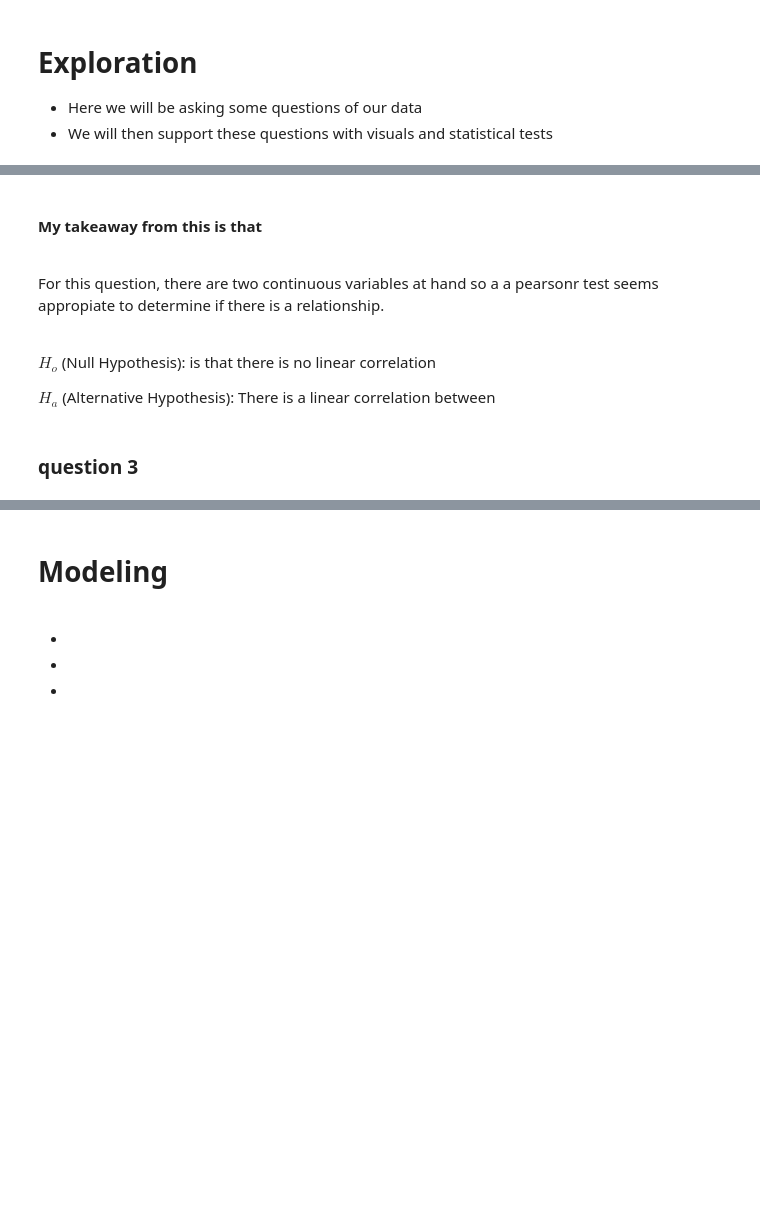
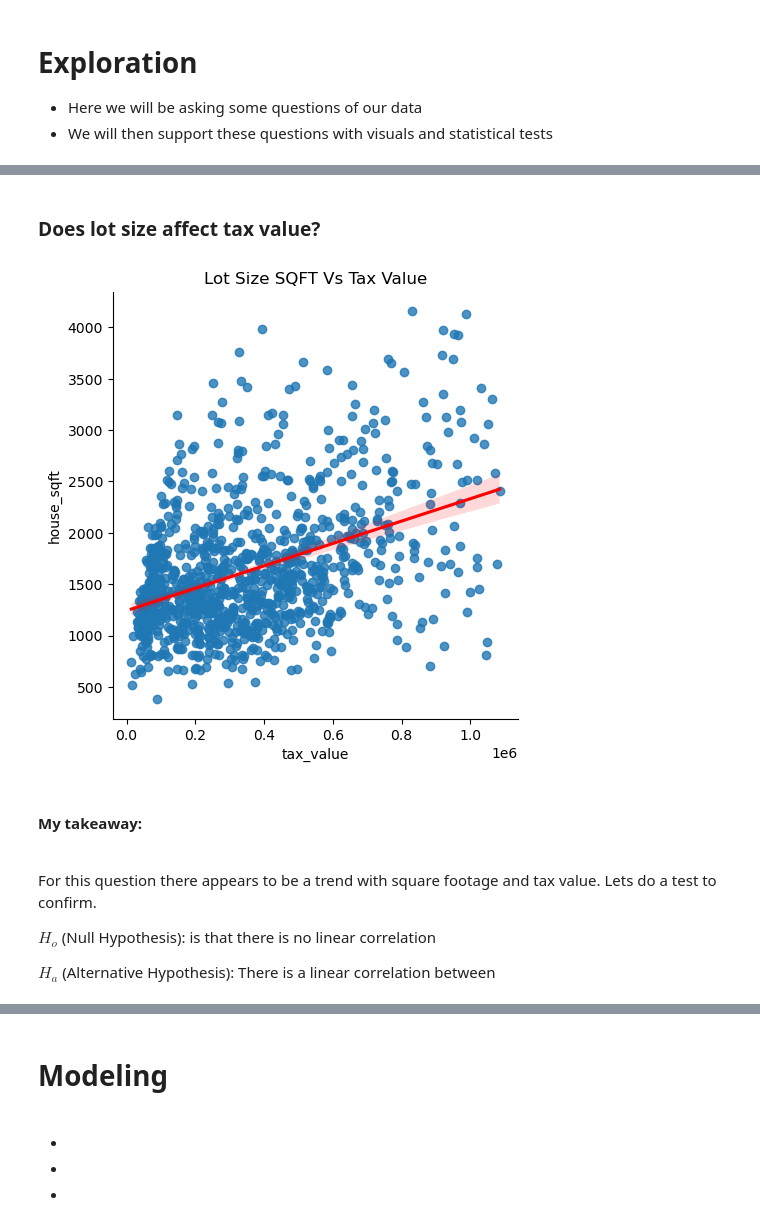
Before and after one commit to jorgellopez38/Zillow-2017-Predictions, a Jupyter notebook: Final_Report.ipynb, the cells around one changed output, grey strips where cells are left out. Saved outputs shown, nothing was run; the diff lists cells and outputs as text; code cells hidden in the pictures; blank space fills up the shorter version.

```diff
--- a/Final_Report.ipynb
+++ b/Final_Report.ipynb
@@ -118,13 +132,18 @@ $H_a$ (Alternative Hypothesis): There is a relationship of significance between
+# %% [markdown]
+### Does lot size affect tax value?
+# %%
+# function for visual 3
+e.plot_q3(train)
+# %% [output]
+[figure, added]
 # %% [markdown]
-#### My takeaway from this is that
+#### My takeaway:
 <br>
 
-For this question, there are two continuous variables at hand so a a pearsonr test seems appropiate to determine if there is a relationship.
+For this question there appears to be a trend with square footage and tax value. Lets do a test to confirm.
 <br>
 
 $H_o$ (Null Hypothesis): is that there is no linear correlation
 
 $H_a$ (Alternative Hypothesis): There is a linear correlation between
-# %% [markdown]
-### question 3
 # %%
```
Also changed, not shown: parts of 17 cells of this notebook.
